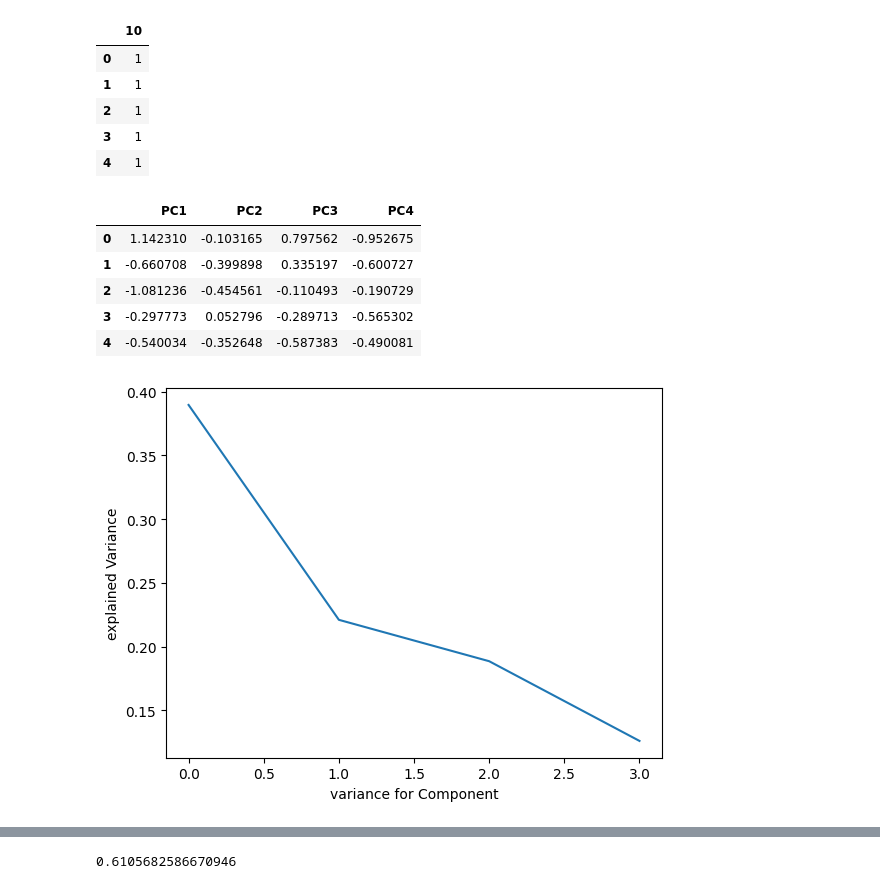
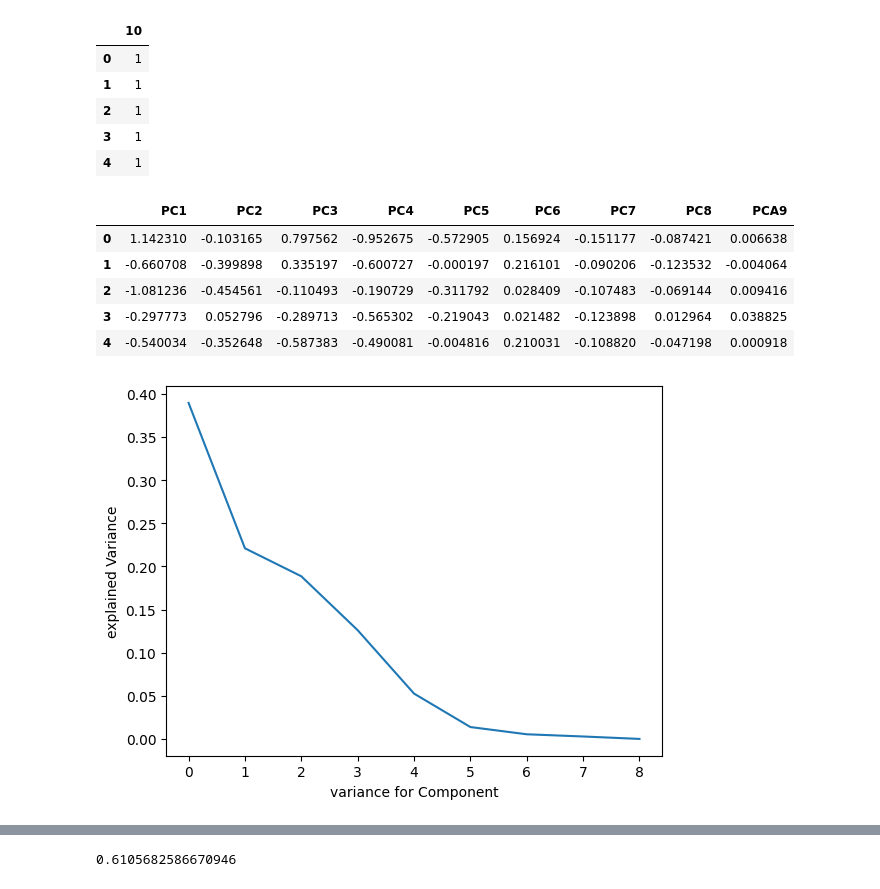
Before and after one commit to SavasKoeklu/NEC_A3, a Jupyter notebook: pca.ipynb, the cells around one changed output, grey strips where cells are left out. Drawn from its saved outputs; the diff is of its cells as text; code cells hidden in the pictures.

```diff
--- a/pca.ipynb
+++ b/pca.ipynb
@@ -156,18 +158,19 @@ y.head()
 # %%
 from sklearn import decomposition
 
-pca = decomposition.PCA(n_components=4)
+# we have min(samples, features) compoonents, which in our case is 9
+pca = decomposition.PCA(n_components=9)
 principal_components = pca.fit_transform(x)
 
-principal_df = pd.DataFrame(principal_components, columns=('PC1','PC2','PC3','PC4'))
+principal_df = pd.DataFrame(principal_components, columns=('PC1','PC2','PC3','PC4','PC5','PC6','PC7','PC8','PCA9'))
 principal_df.head()
 # %% [output]
-|  | PC1 | PC2 | PC3 | PC4 |
-| 0 | 1.142310 | -0.103165 | 0.797562 | -0.952675 |
-| 1 | -0.660708 | -0.399898 | 0.335197 | -0.600727 |
-| 2 | -1.081236 | -0.454561 | -0.110493 | -0.190729 |
-| 3 | -0.297773 | 0.052796 | -0.289713 | -0.565302 |
-| 4 | -0.540034 | -0.352648 | -0.587383 | -0.490081 |
+|  | PC1 | PC2 | PC3 | PC4 | PC5 | PC6 | PC7 | PC8 | PCA9 |
+| 0 | 1.142310 | -0.103165 | 0.797562 | -0.952675 | -0.572905 | 0.156924 | -0.151177 | -0.087421 | 0.006638 |
+| 1 | -0.660708 | -0.399898 | 0.335197 | -0.600727 | -0.000197 | 0.216101 | -0.090206 | -0.123532 | -0.004064 |
+| 2 | -1.081236 | -0.454561 | -0.110493 | -0.190729 | -0.311792 | 0.028409 | -0.107483 | -0.069144 | 0.009416 |
+| 3 | -0.297773 | 0.052796 | -0.289713 | -0.565302 | -0.219043 | 0.021482 | -0.123898 | 0.012964 | 0.038825 |
+| 4 | -0.540034 | -0.352648 | -0.587383 | -0.490081 | -0.004816 | 0.210031 | -0.108820 | -0.047198 | 0.000918 |
 # %%
 import matplotlib.pyplot as plt
 
@@ -178,7 +181,7 @@ plt.xlabel('variance for Component')
 plt.ylabel('explained Variance')
 plt.show()
 # %% [output]
-[figure, old version]
+[figure, new version]
 # %%
 # now accumulating the variance for each component
 
```
Also changed, not shown: parts of 6 cells of this notebook, 1 other file.
